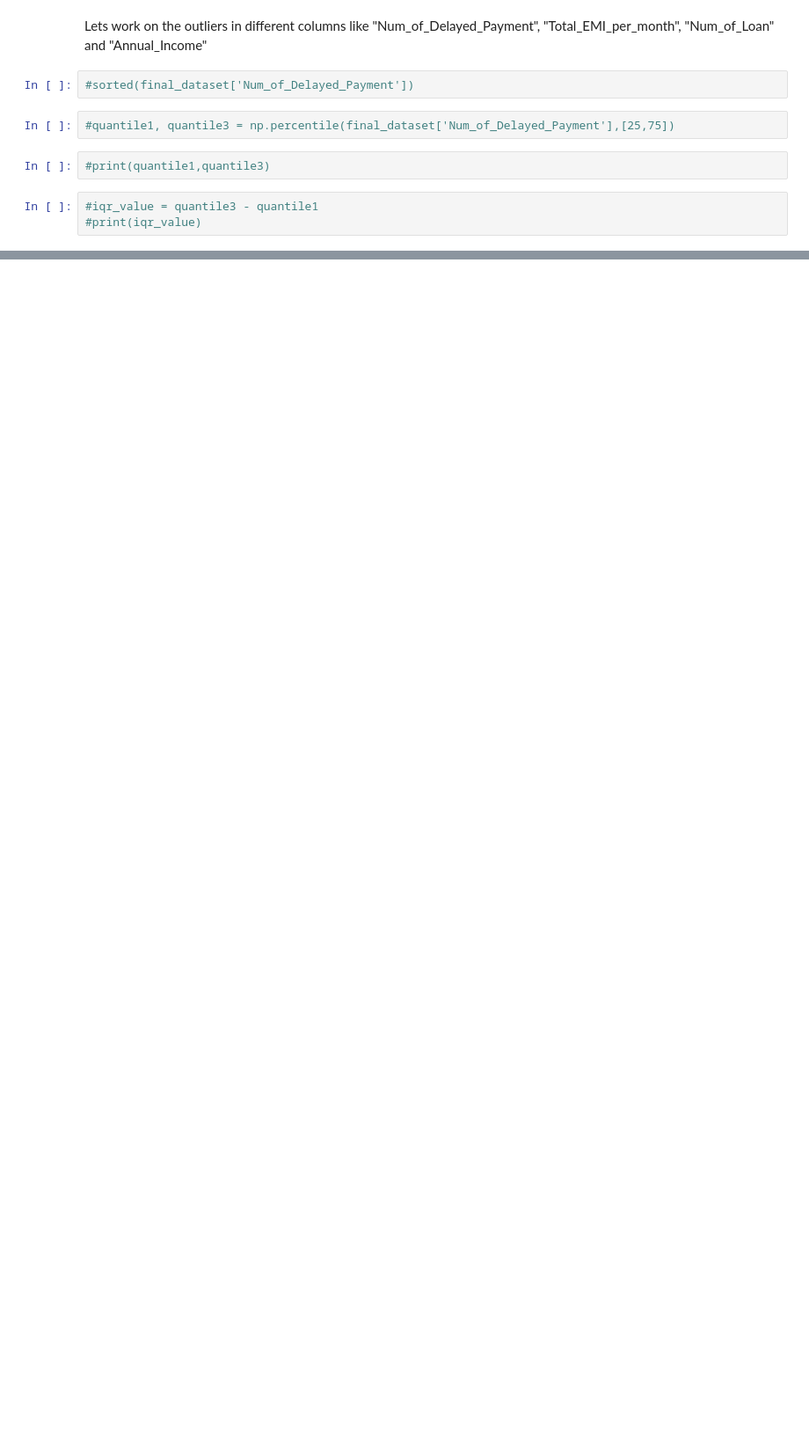
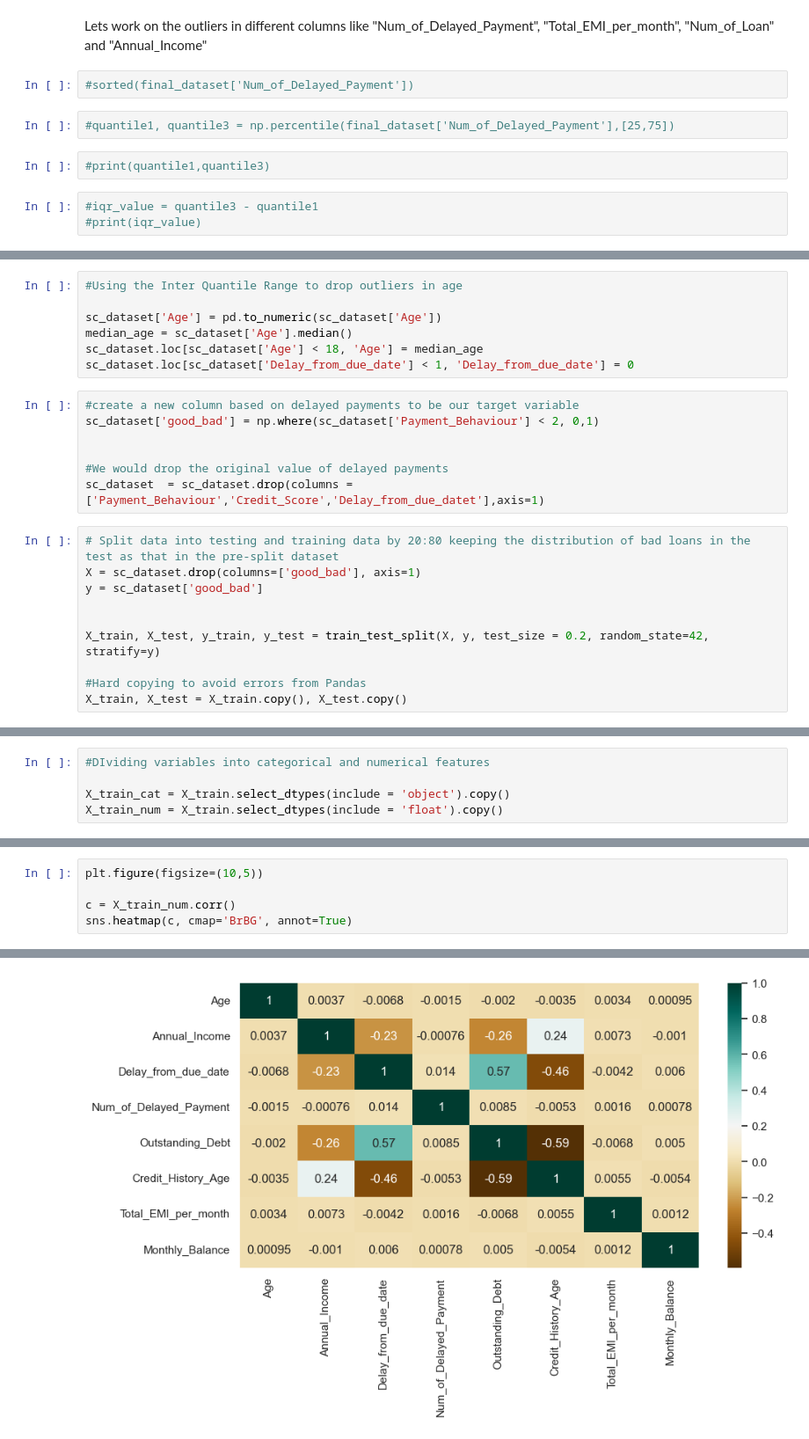
Before and after one commit to tanvimathur11/DDA, a Jupyter notebook: DDA_cleaning.ipynb, the cells around one changed output, grey strips where cells are left out. Shown: that part at 88% size. Cells and saved outputs as stored; diff of their text form; blank space fills up the shorter version.

Commit message:
score card modelling

```diff
--- a/DDA_cleaning.ipynb
+++ b/DDA_cleaning.ipynb
@@ -620,0 +789,24 @@ Lets work on the outliers in different columns like "Num_of_Delayed_Payment", "T
+# %%
+#Using the Inter Quantile Range to drop outliers in age
+
+sc_dataset['Age'] = pd.to_numeric(sc_dataset['Age'])
+median_age = sc_dataset['Age'].median()
+sc_dataset.loc[sc_dataset['Age'] < 18, 'Age'] = median_age
+sc_dataset.loc[sc_dataset['Delay_from_due_date'] < 1, 'Delay_from_due_date'] = 0
+# %%
+#create a new column based on delayed payments to be our target variable
+sc_dataset['good_bad'] = np.where(sc_dataset['Payment_Behaviour'] < 2, 0,1)
+
+
+#We would drop the original value of delayed payments
+sc_dataset  = sc_dataset.drop(columns = ['Payment_Behaviour','Credit_Score','Delay_from_due_datet'],axis=1)
+# %%
+# Split data into testing and training data by 20:80 keeping the distribution of bad loans in the test as that in the pre-split dataset
+X = sc_dataset.drop(columns=['good_bad'], axis=1)
+y = sc_dataset['good_bad']
+
+
+X_train, X_test, y_train, y_test = train_test_split(X, y, test_size = 0.2, random_state=42, stratify=y)
+
+#Hard copying to avoid errors from Pandas
+X_train, X_test = X_train.copy(), X_test.copy()
@@ -620,0 +830,5 @@ Lets work on the outliers in different columns like "Num_of_Delayed_Payment", "T
+# %%
+#DIviding variables into categorical and numerical features
+
+X_train_cat = X_train.select_dtypes(include = 'object').copy()
+X_train_num = X_train.select_dtypes(include = 'float').copy()
@@ -620,0 +881,6 @@ Lets work on the outliers in different columns like "Num_of_Delayed_Payment", "T
+# %%
+plt.figure(figsize=(10,5))
+
+c = X_train_num.corr()
+sns.heatmap(c, cmap='BrBG', annot=True)
+# %% [output]
@@ -620,0 +888 @@ Lets work on the outliers in different columns like "Num_of_Delayed_Payment", "T
+[figure, added]
```
Also changed, not shown: parts of 50 cells of this notebook.
